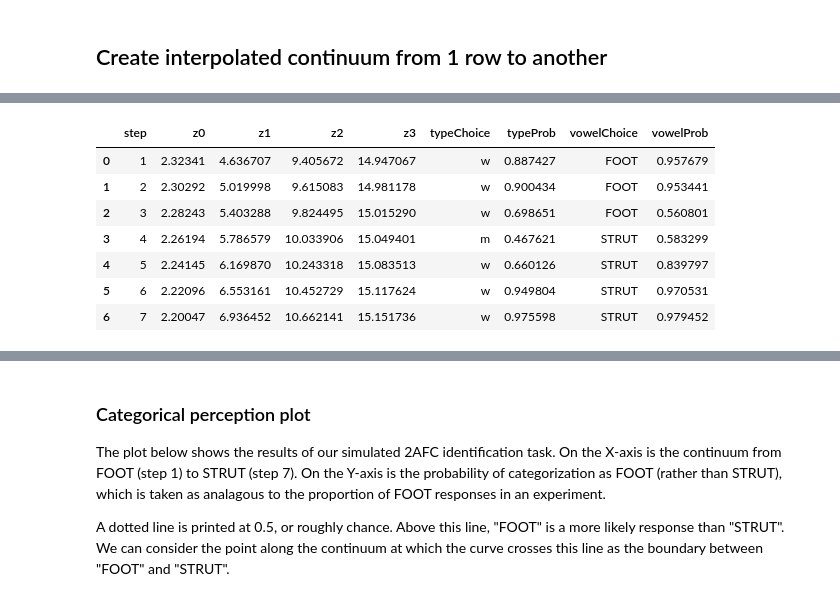
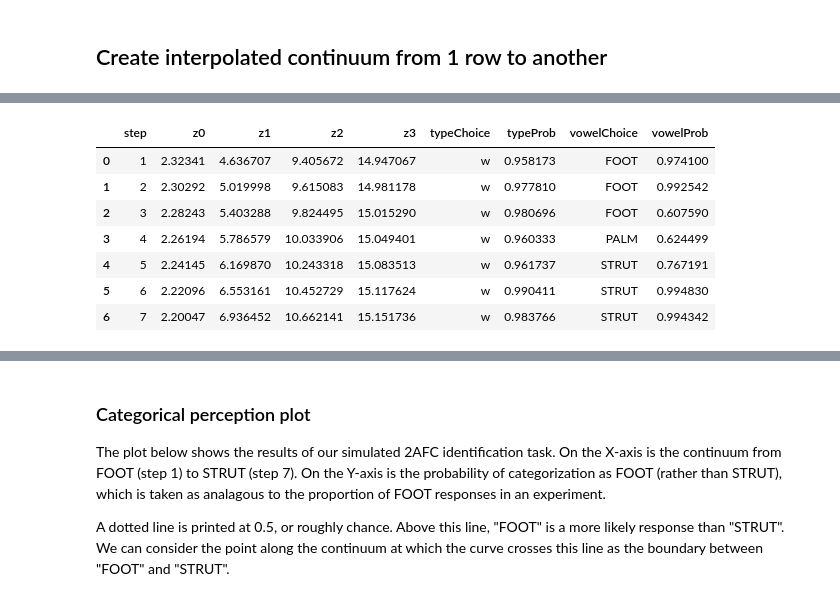
Before and after one commit to emilyremirez/ExemPy, a Jupyter notebook: ExemPy-ForcedChoice.ipynb, the cells around one changed output, grey strips where cells are left out. Cells and saved outputs as stored; diff of their text form; code cells hidden in the pictures.

```diff
--- a/ExemPy-ForcedChoice.ipynb
+++ b/ExemPy-ForcedChoice.ipynb
@@ -97,16 +159,14 @@ cont
 # %%
-stimuli = cont
-excloud = pb52
+# forced choice off
 
-choices_cont = multicat(stimuli, excloud, catslist, dimsvals, cval, exclude_self = True, N = 1, fc = terms)
+choices_cont = multicat(cont, excloud.copy(), catslist, dimsvals, cval, exclude_self = True, N = 1)
+choices_cont
+# %% [output]
+|  | step | z0 | z1 | z2 | z3 | typeChoice | typeProb | vowelChoice | vowelProb |
+| 0 | 1 | 2.32341 | 4.636707 | 9.405672 | 14.947067 | w | 0.958173 | FOOT | 0.974100 |
+| 1 | 2 | 2.30292 | 5.019998 | 9.615083 | 14.981178 | w | 0.977810 | FOOT | 0.992542 |
+| 2 | 3 | 2.28243 | 5.403288 | 9.824495 | 15.015290 | w | 0.980696 | FOOT | 0.607590 |
+| 3 | 4 | 2.26194 | 5.786579 | 10.033906 | 15.049401 | w | 0.960333 | PALM | 0.624499 |
+| 4 | 5 | 2.24145 | 6.169870 | 10.243318 | 15.083513 | w | 0.961737 | STRUT | 0.767191 |
+| 5 | 6 | 2.22096 | 6.553161 | 10.452729 | 15.117624 | w | 0.990411 | STRUT | 0.994830 |
+| 6 | 7 | 2.20047 | 6.936452 | 10.662141 | 15.151736 | w | 0.983766 | STRUT | 0.994342 |
-# %%
-choices_cont
-# %% [output]
-|  | step | z0 | z1 | z2 | z3 | typeChoice | typeProb | vowelChoice | vowelProb |
-| 0 | 1 | 2.32341 | 4.636707 | 9.405672 | 14.947067 | w | 0.887427 | FOOT | 0.957679 |
-| 1 | 2 | 2.30292 | 5.019998 | 9.615083 | 14.981178 | w | 0.900434 | FOOT | 0.953441 |
-| 2 | 3 | 2.28243 | 5.403288 | 9.824495 | 15.015290 | w | 0.698651 | FOOT | 0.560801 |
-| 3 | 4 | 2.26194 | 5.786579 | 10.033906 | 15.049401 | m | 0.467621 | STRUT | 0.583299 |
-| 4 | 5 | 2.24145 | 6.169870 | 10.243318 | 15.083513 | w | 0.660126 | STRUT | 0.839797 |
-| 5 | 6 | 2.22096 | 6.553161 | 10.452729 | 15.117624 | w | 0.949804 | STRUT | 0.970531 |
-| 6 | 7 | 2.20047 | 6.936452 | 10.662141 | 15.151736 | w | 0.975598 | STRUT | 0.979452 |
```
Also changed, not shown: parts of 12 cells of this notebook, 5 other files.
